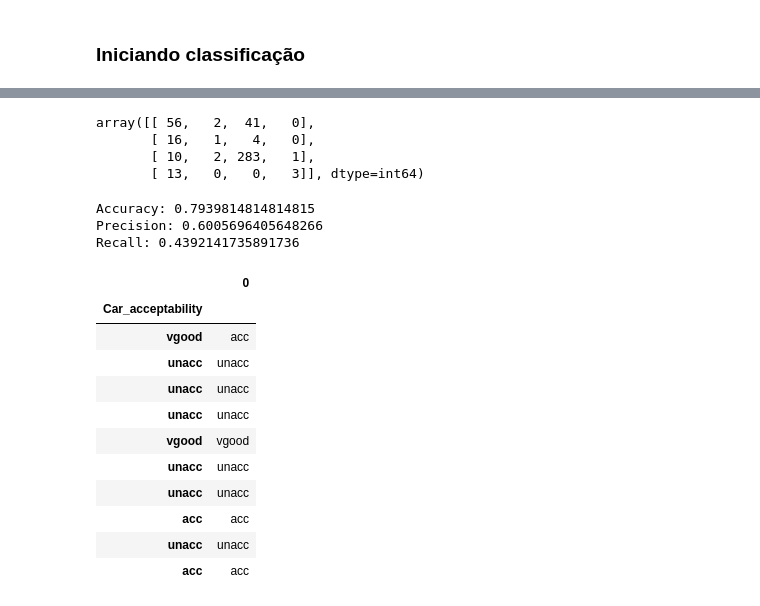
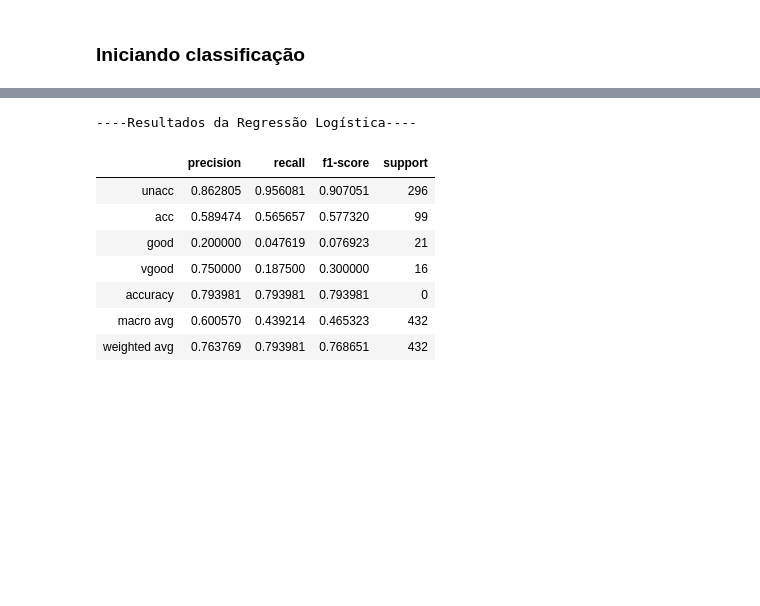
Before and after one commit to josermf2/Projeto2_CDADOS, a Jupyter notebook: Projeto_2_Eduardo_Fabio_Jose_Lucca_CDADOS.ipynb, the cells around one changed output, grey strips where cells are left out. Drawn from its saved outputs; the diff is of its cells as text; code cells hidden in the pictures; blank space fills up the shorter version.

Commit message:
Acertos nos resultados da regressão logística

```diff
--- a/Projeto_2_Eduardo_Fabio_Jose_Lucca_CDADOS.ipynb
+++ b/Projeto_2_Eduardo_Fabio_Jose_Lucca_CDADOS.ipynb
@@ -270,38 +246,24 @@ y = car_acceptability
 x_train, x_test, y_train, y_test = sklearn.model_selection.train_test_split(x, y, test_size=0.25, random_state=0)
 # %%
-modelo = sklearn.linear_model.LogisticRegression(solver='lbfgs', multi_class='ovr')
-
-modelo.fit(x_train,y_train)
-
-y_pre = modelo.predict(x_test)
+#Fazendo a classificação
+modelo = sklearn.linear_model.LogisticRegression(solver='lbfgs', max_iter=10000) #Criando modelo de regressão logística
+modelo.fit(x_train,y_train) #Treinando modelo
+y_pre = modelo.predict(x_test) #Fazendo a predição
-# %%
-matriz_conf = sklearn.metrics.confusion_matrix(y_test, y_pre)
-matriz_conf
-# %% [output]
-array([[ 56,   2,  41,   0],
-       [ 16,   1,   4,   0],
-       [ 10,   2, 283,   1],
-       [ 13,   0,   0,   3]], dtype=int64)
-# %%
-print("Accuracy:", sklearn.metrics.accuracy_score(y_test, y_pre))
-print("Precision:", sklearn.metrics.precision_score(y_test, y_pre, average='macro'))
-print("Recall:", sklearn.metrics.recall_score(y_test, y_pre, average='macro'))
-# %% [output]
-Accuracy: 0.7939814814814815
-Precision: 0.6005696405648266
-Recall: 0.4392141735891736
-# %%
-pd.DataFrame(y_pre, y_test).tail(10)
-# %% [output]
-|  | 0 |
-| Car_acceptability |  |
-| vgood | acc |
-| unacc | unacc |
-| unacc | unacc |
-| unacc | unacc |
-| vgood | vgood |
-| unacc | unacc |
-| unacc | unacc |
-| acc | acc |
-| unacc | unacc |
-| acc | acc |
+# %%
+#Resultados da predição
+resultados = sklearn.metrics.classification_report(y_test, y_pre, output_dict=True)
+df_result = pd.DataFrame(resultados).T
+df_result['support'] = df_result['support'].apply(int)
+df_result = df_result.rename(index={'1':'unacc', '2':'acc', '3':'good', '4':'vgood'})
+print('----Resultados da Regressão Logística----')
+display(df_result)
+# %% [output]
+----Resultados da Regressão Logística----
+|  | precision | recall | f1-score | support |
+| unacc | 0.862805 | 0.956081 | 0.907051 | 296 |
+| acc | 0.589474 | 0.565657 | 0.577320 | 99 |
+| good | 0.200000 | 0.047619 | 0.076923 | 21 |
+| vgood | 0.750000 | 0.187500 | 0.300000 | 16 |
+| accuracy | 0.793981 | 0.793981 | 0.793981 | 0 |
+| macro avg | 0.600570 | 0.439214 | 0.465323 | 432 |
+| weighted avg | 0.763769 | 0.793981 | 0.768651 | 432 |
```
Also changed, not shown: parts of 8 cells of this notebook.
